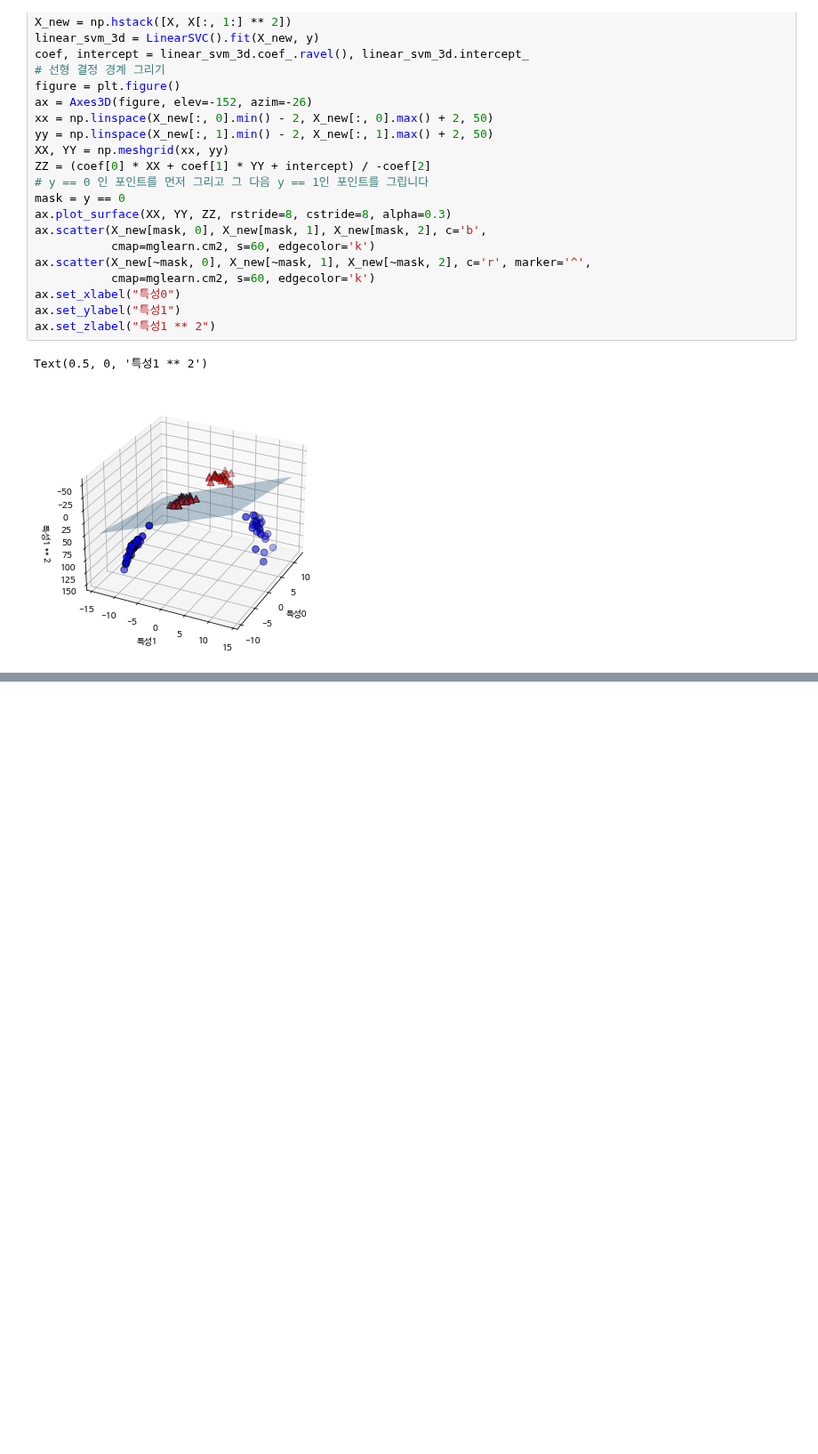
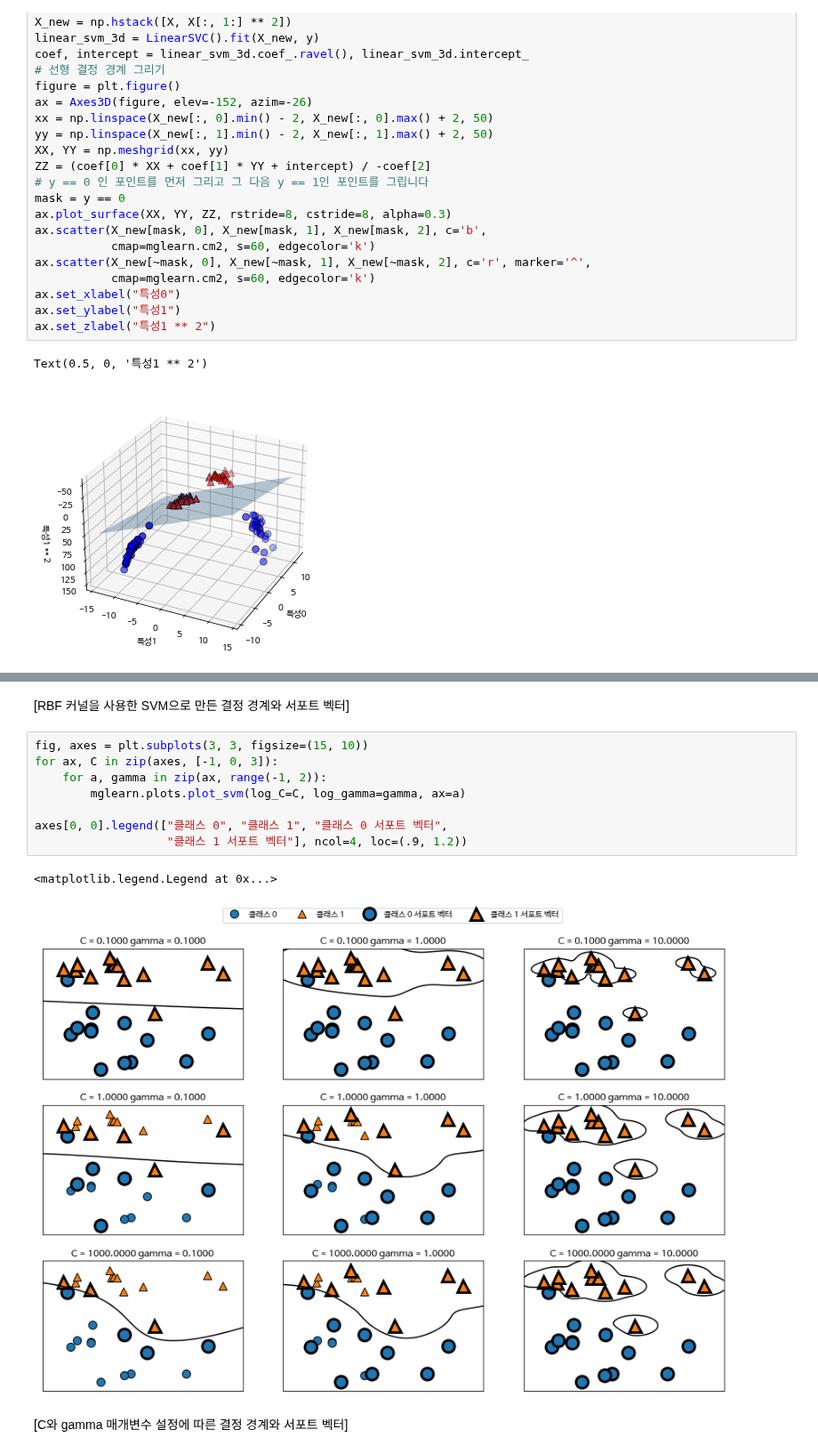
Before and after one commit to junes7/python_machine_learning, a Jupyter notebook: Kernelized Support Vector Machines.ipynb, the cells around one changed output, grey strips where cells are left out. Shown at 89% size. Cells and saved outputs as stored; diff of their text form; blank space fills up the shorter version.

Commit message:
study how to plot decision boundaries and support vectors according to C and gamma parameter settings

```diff
--- a/Kernelized Support Vector Machines.ipynb
+++ b/Kernelized Support Vector Machines.ipynb
@@ -124,0 +123,15 @@ Text(0, 0.5, '특성 1')
+# %% [markdown]
+[RBF 커널을 사용한 SVM으로 만든 결정 경계와 서포트 벡터]
+# %%
+fig, axes = plt.subplots(3, 3, figsize=(15, 10))
+for ax, C in zip(axes, [-1, 0, 3]):
+    for a, gamma in zip(ax, range(-1, 2)):
+        mglearn.plots.plot_svm(log_C=C, log_gamma=gamma, ax=a)
+
+axes[0, 0].legend(["클래스 0", "클래스 1", "클래스 0 서포트 벡터",
+                   "클래스 1 서포트 벡터"], ncol=4, loc=(.9, 1.2))
+# %% [output]
+<matplotlib.legend.Legend at 0x...>
+[figure, added]
+# %% [markdown]
+[C와 gamma 매개변수 설정에 따른 결정 경계와 서포트 벡터]
```
Also changed, not shown: parts of 11 cells of this notebook.
